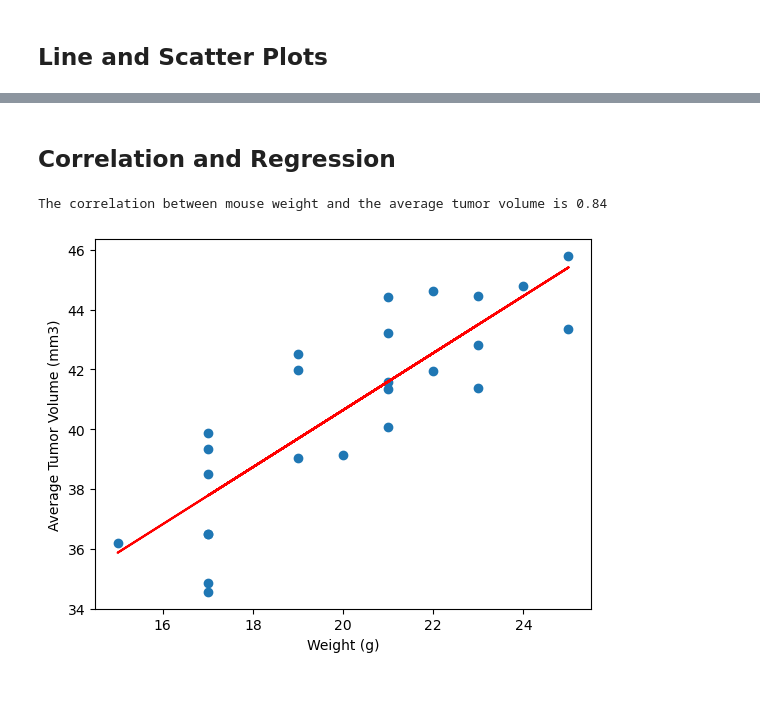
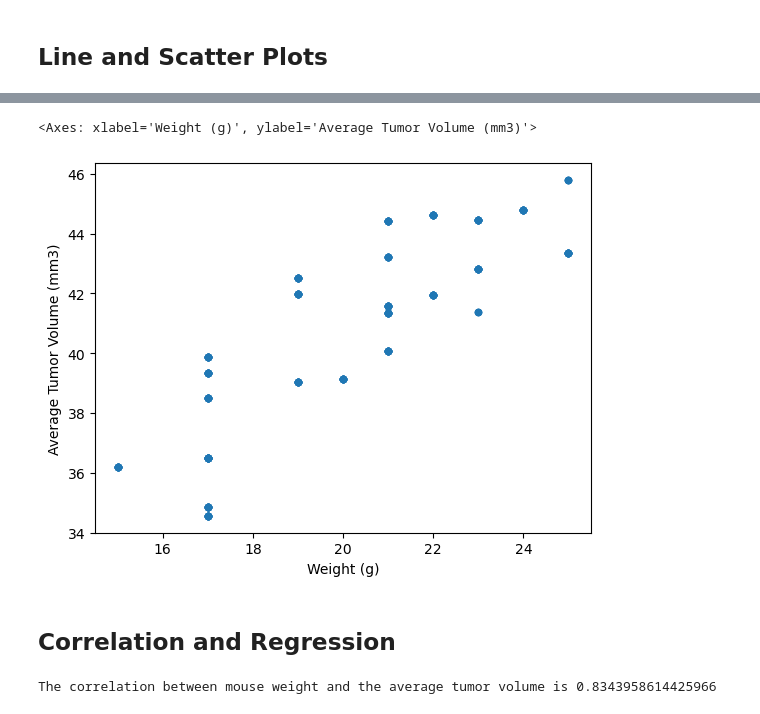
Before and after one commit to dsfackrell/Module5Challenge, a Jupyter notebook: Pymaceuticals/pymaceuticals.ipynb, the cells around one changed output, grey strips where cells are left out. Saved outputs shown, nothing was run; the diff lists cells and outputs as text; code cells hidden in the pictures.

```diff
--- a/Pymaceuticals/pymaceuticals.ipynb
+++ b/Pymaceuticals/pymaceuticals.ipynb
@@ -258,8 +259,24 @@ boxplot = tumor_vol_data_df.boxplot(column=treatment_names, ylabel = 'Final Tumo
+# %%
+# Generate a scatter plot of mouse weight vs. the average observed tumor volume for the entire Capomulin regimen
+#scatter_plot = capomulin_df.plot.scatter(x='Weight (g)', y='Tumor Volume (mm3)')
+#capomulin_df
+#average_tumor_vol = capomulin_df.groupby('Drug Regimen')['Tumor Volume (mm3)'].mean()
+
+average_tumor_vol = capomulin_df.groupby("Mouse ID")['Tumor Volume (mm3)'].mean()
+average_tumor_vol = average_tumor_vol.to_frame()
+scatter_data = average_tumor_vol.merge(capomulin_df, how='inner', on='Mouse ID')
+#scatter_data
+#average_tumor_vol.plot(
+scatter_data.plot.scatter(x='Weight (g)', y='Tumor Volume (mm3)_x', ylabel='Average Tumor Volume (mm3)')
+# %% [output]
+<Axes: xlabel='Weight (g)', ylabel='Average Tumor Volume (mm3)'>
+[figure, added]
 # %% [markdown]
 ## Correlation and Regression
 # %%
 # Calculate the correlation coefficient and a linear regression model
 # for mouse weight and average observed tumor volume for the entire Capomulin regimen
+weight_tumor_corrlation = scatter_data['Weight (g)'].corr(scatter_data['Tumor Volume (mm3)_x'])
+print(f'The correlation between mouse weight and the average tumor volume is {round(weight_tumor_corrlation), 2}')
 # %% [output]
-The correlation between mouse weight and the average tumor volume is 0.84
+The correlation between mouse weight and the average tumor volume is 0.8343958614425966
-[figure, removed]
```
Also changed, not shown: parts of 2 cells of this notebook.
